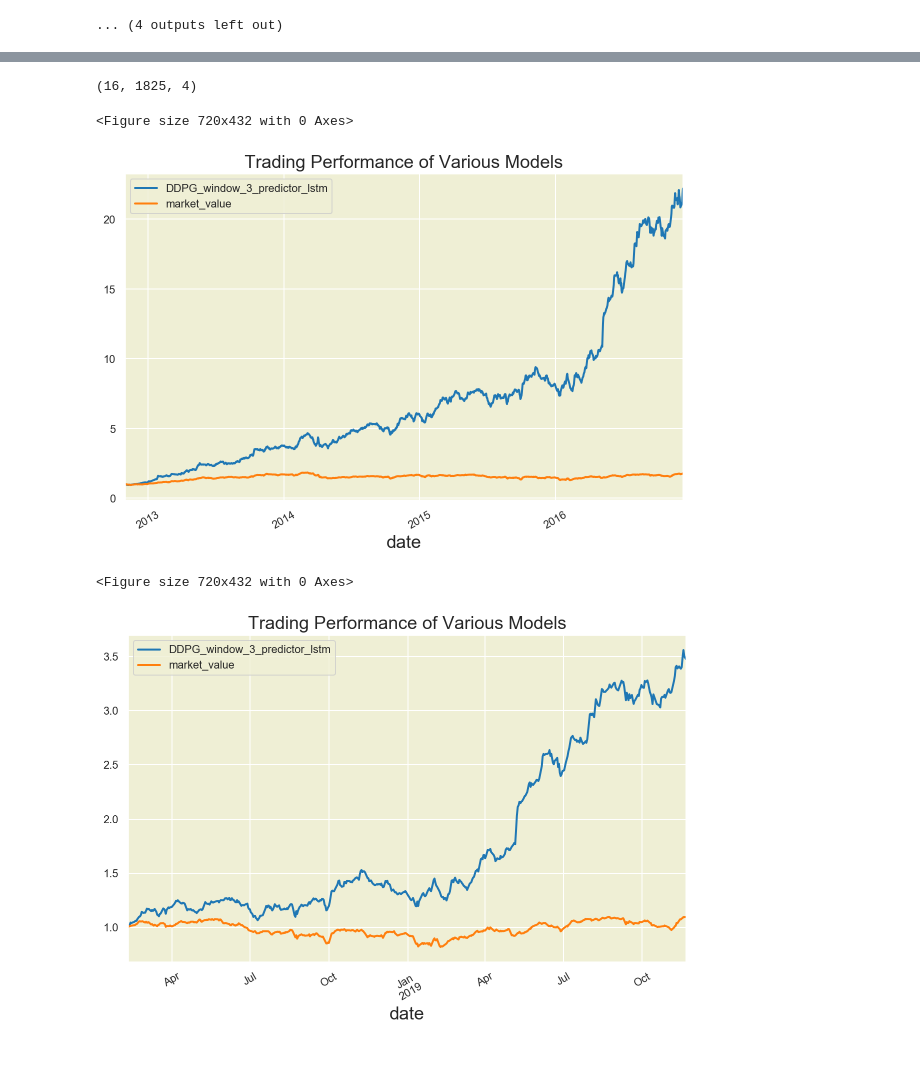
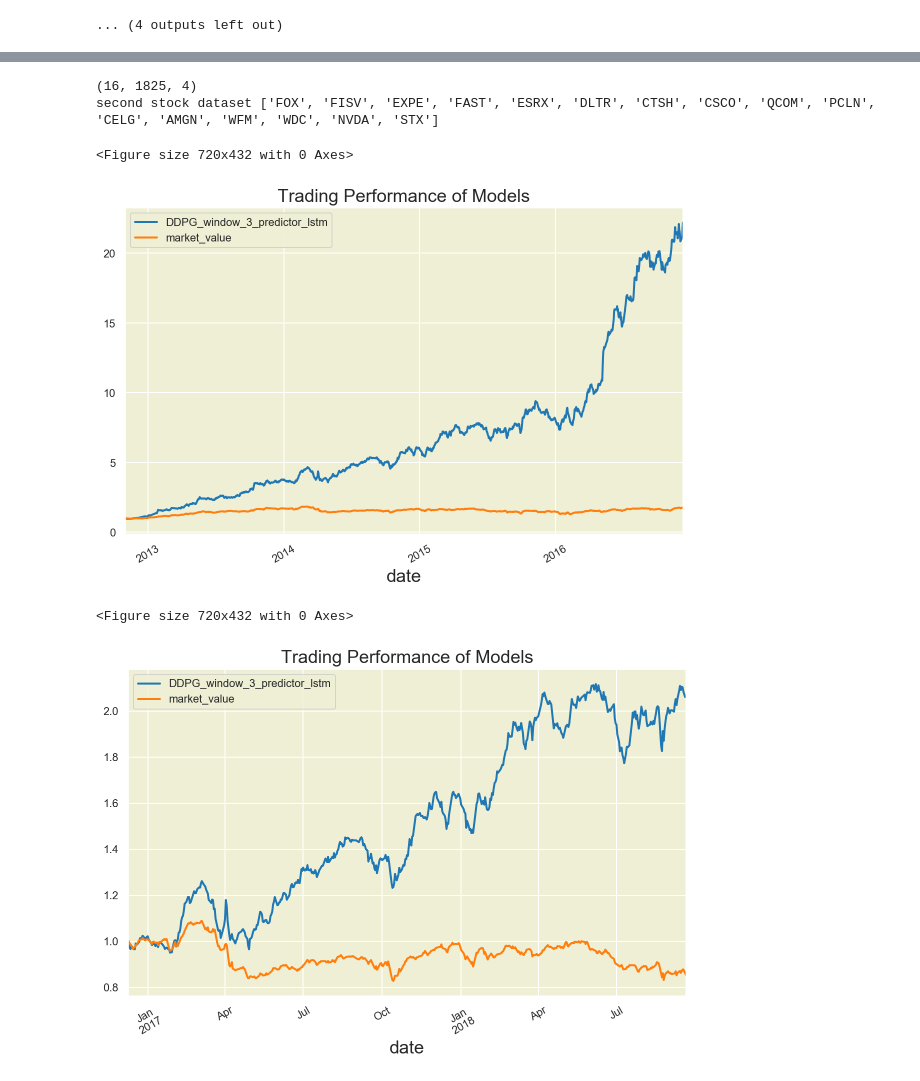
Before and after one commit to bassemfg/ddpg-rl-portfolio-management, a Jupyter notebook: ddpg_tests.ipynb, the cells around one changed output, grey strips where cells are left out. Cells and saved outputs as stored; diff of their text form; code cells hidden in the pictures.

```diff
--- a/ddpg_tests.ipynb
+++ b/ddpg_tests.ipynb
@@ -241,14 +208,15 @@ for window_length in window_length_lst:
 # %%
 
-# create another dataset
+# create a second dataset for testing that contains different stocks from training stocks shown above
 history, abbreviation = read_stock_history(filepath='utils/datasets/stocks_history_target_2.h5')
 history = history[:, :, :4]
 nb_classes = len(history) + 1
 print(history.shape)
+print('second stock dataset', abbreviation)
 testing_history = history
 testing_stocks = abbreviation
 target_history = history
 target_stocks = abbreviation
-from environment.portfolio import PortfolioEnv, MultiActionPortfolioEnv
 # %% [output]
 (16, 1825, 4)
+second stock dataset ['FOX', 'FISV', 'EXPE', 'FAST', 'ESRX', 'DLTR', 'CTSH', 'CSCO', 'QCOM', 'PCLN', 'CELG', 'AMGN', 'WFM', 'WDC', 'NVDA', 'STX']
@@ -255,23 +225,19 @@ from environment.portfolio import PortfolioEnv, MultiActionPortfolioEnv
 # %%
-
+# evaluate the model with dates seen in training but from the second different stocks dataset
 env = MultiActionPortfolioEnv(target_history, target_stocks, model_names[:1], steps=1500,
                               sample_start_date='2012-10-30')
 
-
-
-test_model_multiple(env, models[:1])
+observations_list, info_list, actions_list, df_performance = test_model_multiple(env, models[:1])
 # %% [output]
 <Figure size 720x432 with 0 Axes>
-[figure, old version]
+[figure, new version]
 # %%
 
-# evaluate the model with unseen data from same stock, fixed the starting date
+# evaluate the model with unseen dates from the second different stocks dataset, fixed the starting date
 env = MultiActionPortfolioEnv(testing_history, testing_stocks, model_names[:1], steps=650,
-                              start_idx=num_training_time, sample_start_date=None)
+                              start_idx=num_training_time, sample_start_date='2016-12-8')
 
-
-
-test_model_multiple(env, models[:1])
+observations_list, info_list, actions_list, df_performance = test_model_multiple(env, models[:1])
 # %% [output]
 <Figure size 720x432 with 0 Axes>
-[figure, old version]
+[figure, new version]
```
Also changed, not shown: parts of 12 cells of this notebook, 11 other files.
